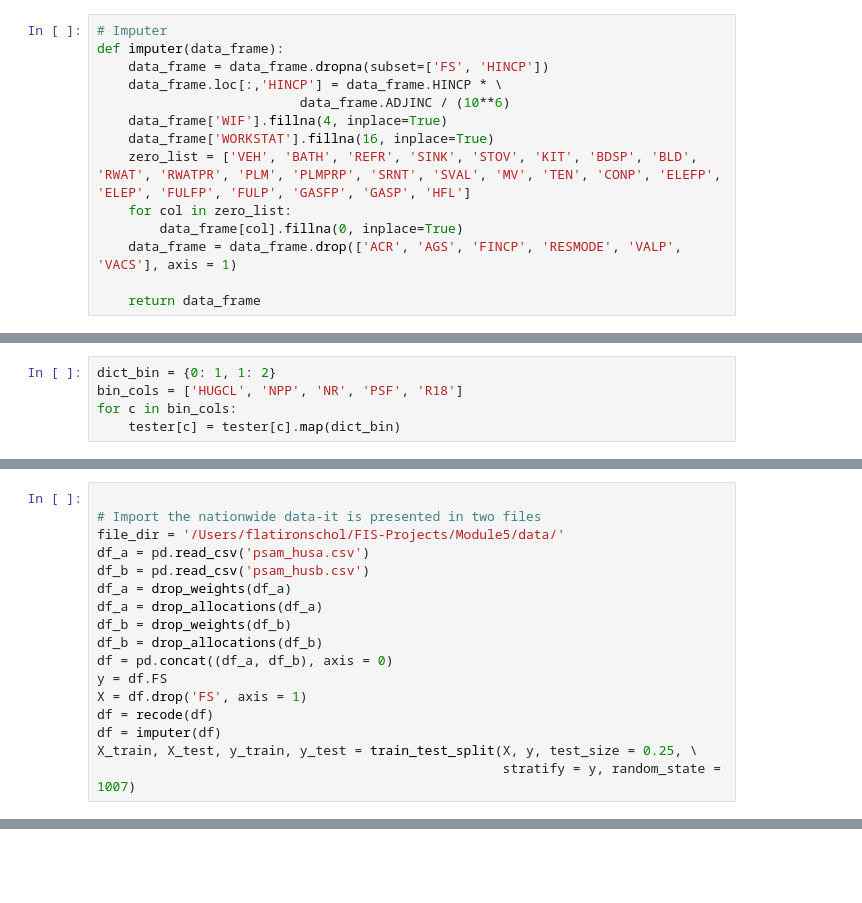
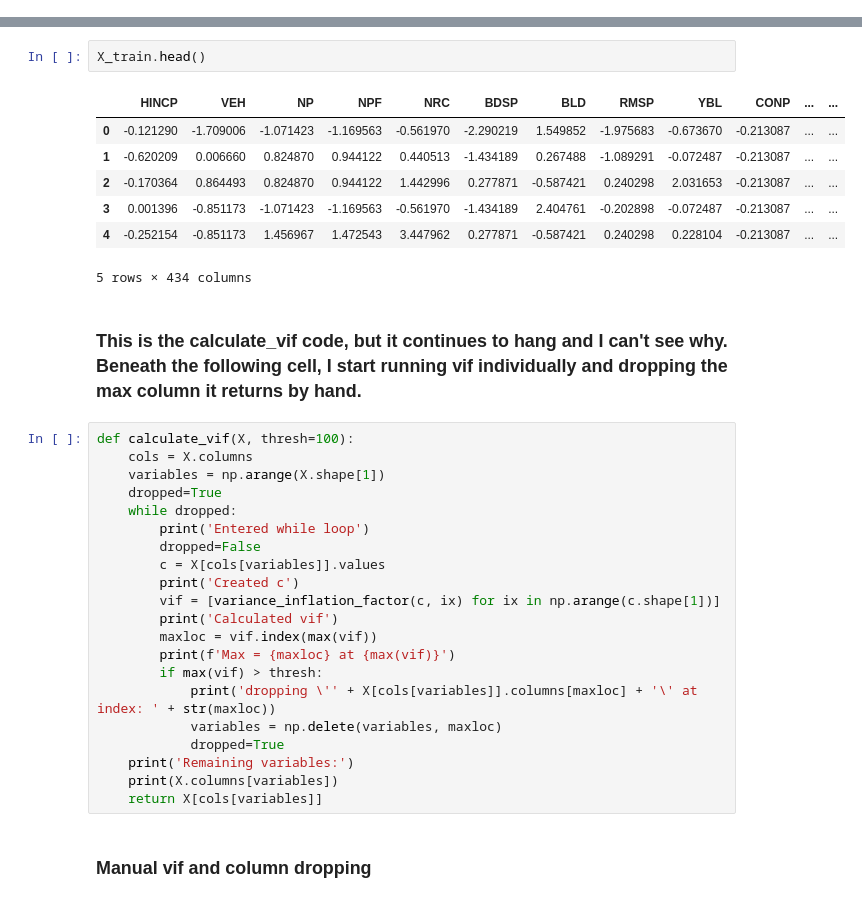
Before and after one commit to irvingcampbell/Mod5Project, a Jupyter notebook: irv_notebook_early.ipynb, the cells around one changed output, grey strips where cells are left out. Saved outputs shown, nothing was run; the diff lists cells and outputs as text; blank space fills up the shorter version.

```diff
--- a/irv_notebook_early.ipynb
+++ b/irv_notebook_early.ipynb
@@ -249,14 +0,0 @@ def recode(data_frame):
-# %%
-# Imputer
-def imputer(data_frame):
-    data_frame = data_frame.dropna(subset=['FS', 'HINCP'])
-    data_frame.loc[:,'HINCP'] = data_frame.HINCP * \
-                          data_frame.ADJINC / (10**6)
-    data_frame['WIF'].fillna(4, inplace=True)
-    data_frame['WORKSTAT'].fillna(16, inplace=True)
-    zero_list = ['VEH', 'BATH', 'REFR', 'SINK', 'STOV', 'KIT', 'BDSP', 'BLD', 'RWAT', 'RWATPR', 'PLM', 'PLMPRP', 'SRNT', 'SVAL', 'MV', 'TEN', 'CONP', 'ELEFP', 'ELEP', 'FULFP', 'FULP', 'GASFP', 'GASP', 'HFL']
-    for col in zero_list:
-        data_frame[col].fillna(0, inplace=True)
-    data_frame = data_frame.drop(['ACR', 'AGS', 'FINCP', 'RESMODE', 'VALP', 'VACS'], axis = 1)
-
-    return data_frame
@@ -285,5 +0,0 @@ AttributeError: 'DataFrame' object has no attribute 'FULFP'
-# %%
-dict_bin = {0: 1, 1: 2}
-bin_cols = ['HUGCL', 'NPP', 'NR', 'PSF', 'R18']
-for c in bin_cols:
-    tester[c] = tester[c].map(dict_bin)
@@ -423,17 +0,0 @@ X.
-# %%
-
-# Import the nationwide data-it is presented in two files
-file_dir = '/Users/flatironschol/FIS-Projects/Module5/data/'
-df_a = pd.read_csv('psam_husa.csv')
-df_b = pd.read_csv('psam_husb.csv')
-df_a = drop_weights(df_a)
-df_a = drop_allocations(df_a)
-df_b = drop_weights(df_b)
-df_b = drop_allocations(df_b)
-df = pd.concat((df_a, df_b), axis = 0)
-y = df.FS
-X = df.drop('FS', axis = 1)
-df = recode(df)
-df = imputer(df)
-X_train, X_test, y_train, y_test = train_test_split(X, y, test_size = 0.25, \
-                                                    stratify = y, random_state = 1007)
@@ -516,0 +162,35 @@ SyntaxError: invalid syntax (<ipython-input-46-c1c4b96e601b>, line 1)
+# %%
+X_train.head()
+# %% [output]
+|  | HINCP | VEH | NP | NPF | NRC | BDSP | BLD | RMSP | YBL | CONP | ... | ... |
+| 0 | -0.121290 | -1.709006 | -1.071423 | -1.169563 | -0.561970 | -2.290219 | 1.549852 | -1.975683 | -0.673670 | -0.213087 | ... | ... |
+| 1 | -0.620209 | 0.006660 | 0.824870 | 0.944122 | 0.440513 | -1.434189 | 0.267488 | -1.089291 | -0.072487 | -0.213087 | ... | ... |
+| 2 | -0.170364 | 0.864493 | 0.824870 | 0.944122 | 1.442996 | 0.277871 | -0.587421 | 0.240298 | 2.031653 | -0.213087 | ... | ... |
+| 3 | 0.001396 | -0.851173 | -1.071423 | -1.169563 | -0.561970 | -1.434189 | 2.404761 | -0.202898 | -0.072487 | -0.213087 | ... | ... |
+| 4 | -0.252154 | -0.851173 | 1.456967 | 1.472543 | 3.447962 | 0.277871 | -0.587421 | 0.240298 | 0.228104 | -0.213087 | ... | ... |
+5 rows × 434 columns
+# %% [markdown]
+### This is the calculate_vif code, but it continues to hang and I can't see why.  Beneath the following cell, I start running vif individually and dropping the max column it returns by hand.
+# %%
+def calculate_vif(X, thresh=100):
+    cols = X.columns
+    variables = np.arange(X.shape[1])
+    dropped=True
+    while dropped:
+        print('Entered while loop')
+        dropped=False
+        c = X[cols[variables]].values
+        print('Created c')
+        vif = [variance_inflation_factor(c, ix) for ix in np.arange(c.shape[1])]
+        print('Calculated vif')
+        maxloc = vif.index(max(vif))
+        print(f'Max = {maxloc} at {max(vif)}')
+        if max(vif) > thresh:
+            print('dropping \'' + X[cols[variables]].columns[maxloc] + '\' at index: ' + str(maxloc))
+            variables = np.delete(variables, maxloc)
+            dropped=True
+    print('Remaining variables:')
+    print(X.columns[variables])
+    return X[cols[variables]]
+# %% [markdown]
+### Manual vif and column dropping
```
Also changed, not shown: parts of 77 cells of this notebook.
